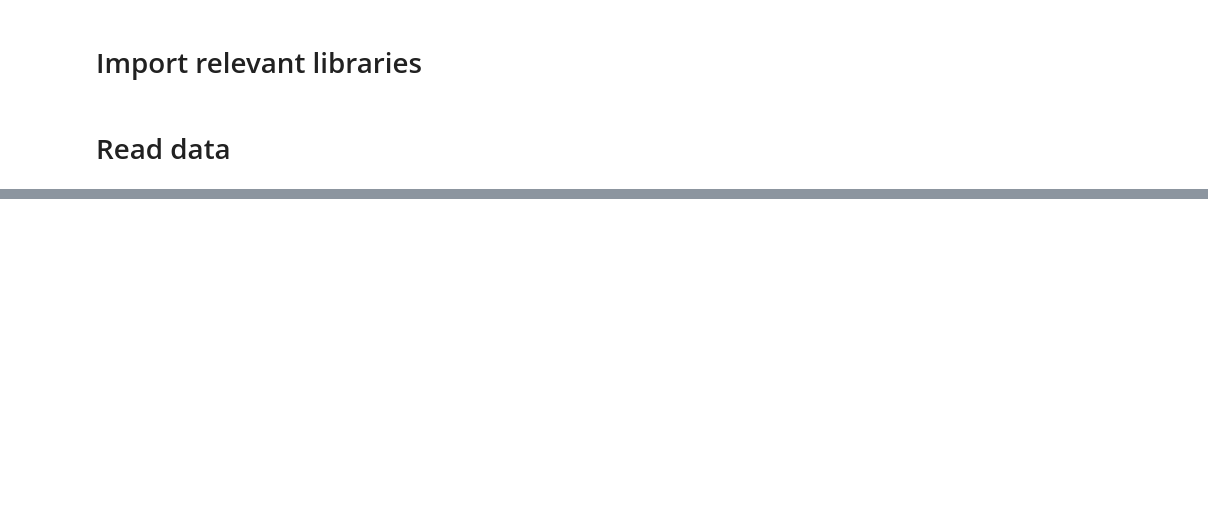
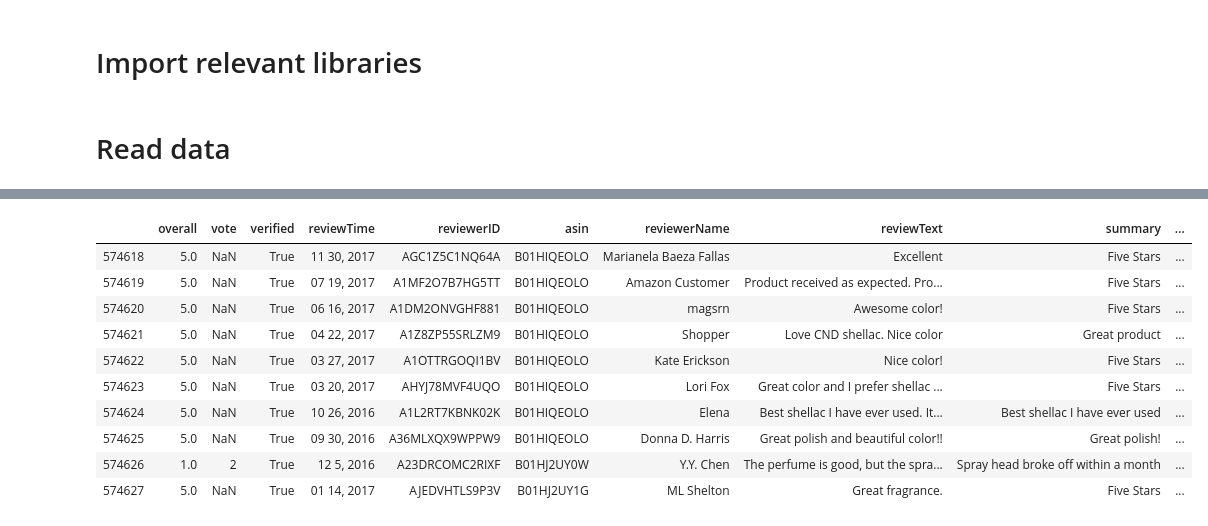
Before and after one commit to tunkymaestro/SMM635-Projects, a Jupyter notebook: Data/Data Visualisation - Group 9 MTP.ipynb, the cells around one changed output, grey strips where cells are left out. Cells and saved outputs as stored; diff of their text form; code cells hidden in the pictures; blank space fills up the shorter version.

```diff
--- a/Data/Data Visualisation - Group 9 MTP.ipynb
+++ b/Data/Data Visualisation - Group 9 MTP.ipynb
@@ -27,0 +80,16 @@ df2 = getDF('Data/meta_Toys_and_Games.json.gz')
+# %%
+df_lb_r = getDF('Luxury_Beauty.json.gz')
+# %%
+df_lb_r.tail(10)
+# %% [output]
+|  | overall | vote | verified | reviewTime | reviewerID | asin | reviewerName | reviewText | summary | ... |
+| 574618 | 5.0 | NaN | True | 11 30, 2017 | AGC1Z5C1NQ64A | B01HIQEOLO | Marianela Baeza Fallas | Excellent | Five Stars | ... |
+| 574619 | 5.0 | NaN | True | 07 19, 2017 | A1MF2O7B7HG5TT | B01HIQEOLO | Amazon Customer | Product received as expected. Pro... | Five Stars | ... |
+| 574620 | 5.0 | NaN | True | 06 16, 2017 | A1DM2ONVGHF881 | B01HIQEOLO | magsrn | Awesome color! | Five Stars | ... |
+| 574621 | 5.0 | NaN | True | 04 22, 2017 | A1Z8ZP55SRLZM9 | B01HIQEOLO | Shopper | Love CND shellac. Nice color | Great product | ... |
+| 574622 | 5.0 | NaN | True | 03 27, 2017 | A1OTTRGOQI1BV | B01HIQEOLO | Kate Erickson | Nice color! | Five Stars | ... |
+| 574623 | 5.0 | NaN | True | 03 20, 2017 | AHYJ78MVF4UQO | B01HIQEOLO | Lori Fox | Great color and I prefer shellac ... | Five Stars | ... |
+| 574624 | 5.0 | NaN | True | 10 26, 2016 | A1L2RT7KBNK02K | B01HIQEOLO | Elena | Best shellac I have ever used. It... | Best shellac I have ever used | ... |
+| 574625 | 5.0 | NaN | True | 09 30, 2016 | A36MLXQX9WPPW9 | B01HIQEOLO | Donna D. Harris | Great polish and beautiful color!! | Great polish! | ... |
+| 574626 | 1.0 | 2 | True | 12 5, 2016 | A23DRCOMC2RIXF | B01HJ2UY0W | Y.Y. Chen | The perfume is good, but the spra... | Spray head broke off within a month | ... |
+| 574627 | 5.0 | NaN | True | 01 14, 2017 | AJEDVHTLS9P3V | B01HJ2UY1G | ML Shelton | Great fragrance. | Five Stars | ... |
```
Also changed, not shown: parts of 14 cells of this notebook.
